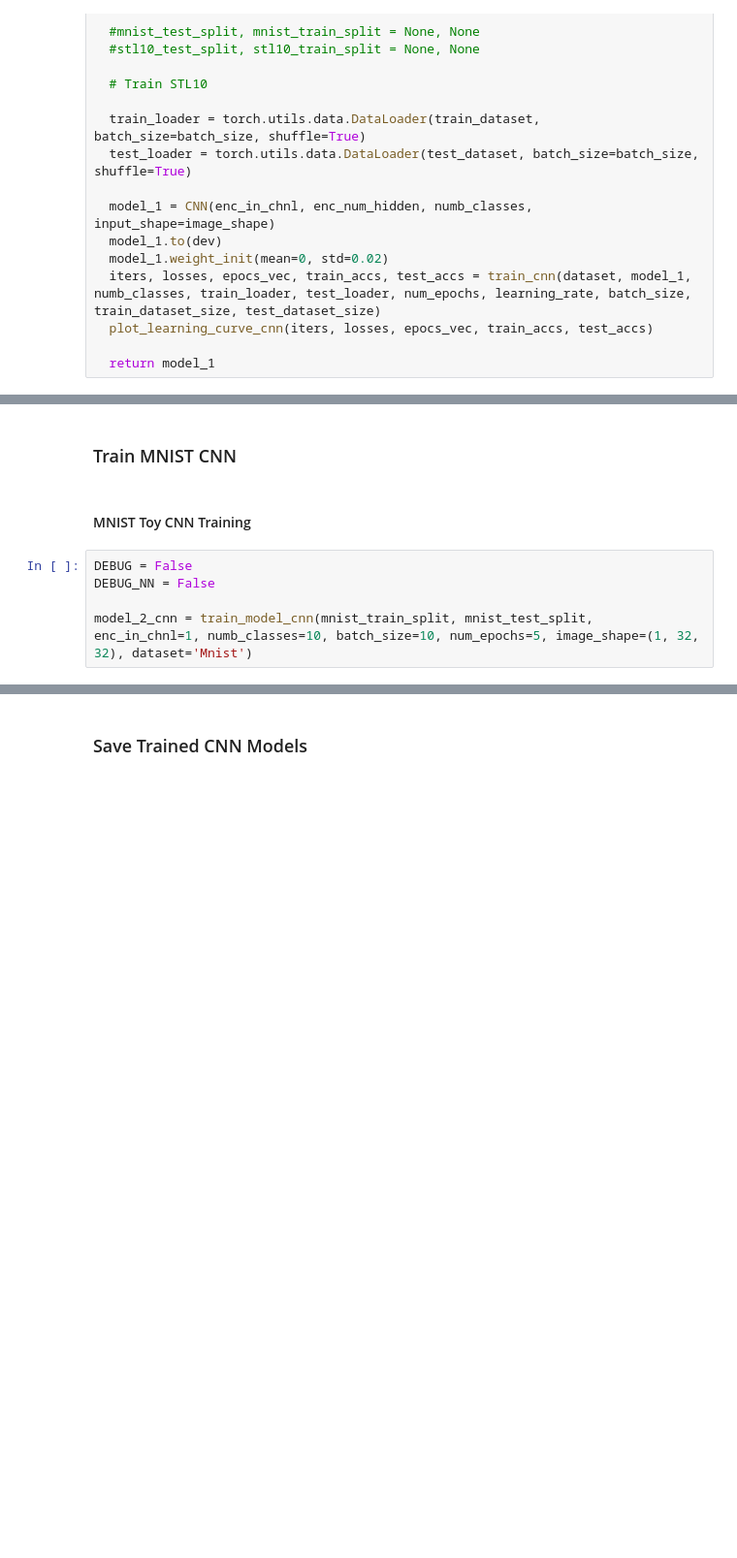
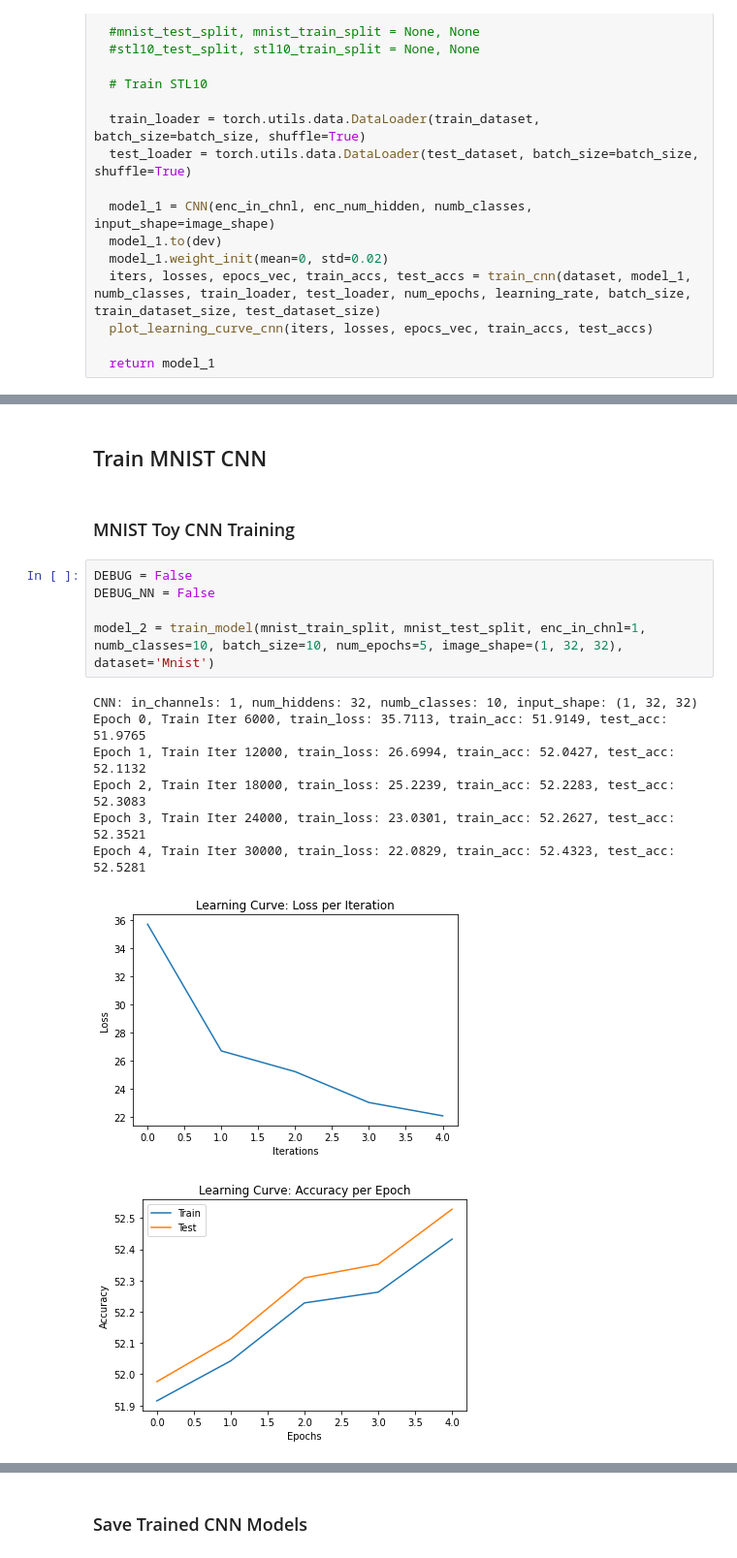
Before and after one commit to alexfok/IntroDeepLearning2022, a Jupyter notebook: IDL_Project_v1.ipynb, the cells around one changed output, grey strips where cells are left out. Shown at 97% size. Saved outputs shown, nothing was run; the diff lists cells and outputs as text; blank space fills up the shorter version.

```diff
--- a/IDL_Project_v1.ipynb
+++ b/IDL_Project_v1.ipynb
@@ -2041,10 +2070,19 @@ model_1_stl10_cnn = train_model_cnn(stl10_train_split, stl10_test_split, enc_in_
 # %% [markdown]
-### Train MNIST CNN
+## Train MNIST CNN
 # %% [markdown]
-#### MNIST Toy CNN Training
+### MNIST Toy CNN Training
 # %%
 DEBUG = False
 DEBUG_NN = False
 
-model_2_cnn = train_model_cnn(mnist_train_split, mnist_test_split, enc_in_chnl=1, numb_classes=10, batch_size=10, num_epochs=5, image_shape=(1, 32, 32), dataset='Mnist')
+model_2 = train_model(mnist_train_split, mnist_test_split, enc_in_chnl=1, numb_classes=10, batch_size=10, num_epochs=5, image_shape=(1, 32, 32), dataset='Mnist')
+# %% [output]
+CNN: in_channels: 1, num_hiddens: 32, numb_classes: 10, input_shape: (1, 32, 32)
+Epoch 0, Train Iter 6000, train_loss: 35.7113, train_acc: 51.9149, test_acc: 51.9765
+Epoch 1, Train Iter 12000, train_loss: 26.6994, train_acc: 52.0427, test_acc: 52.1132
+Epoch 2, Train Iter 18000, train_loss: 25.2239, train_acc: 52.2283, test_acc: 52.3083
+Epoch 3, Train Iter 24000, train_loss: 23.0301, train_acc: 52.2627, test_acc: 52.3521
+Epoch 4, Train Iter 30000, train_loss: 22.0829, train_acc: 52.4323, test_acc: 52.5281
+[figure, added]
+[figure, added]
 # %% [markdown]
```
Also changed, not shown: parts of 14 cells of this notebook.
